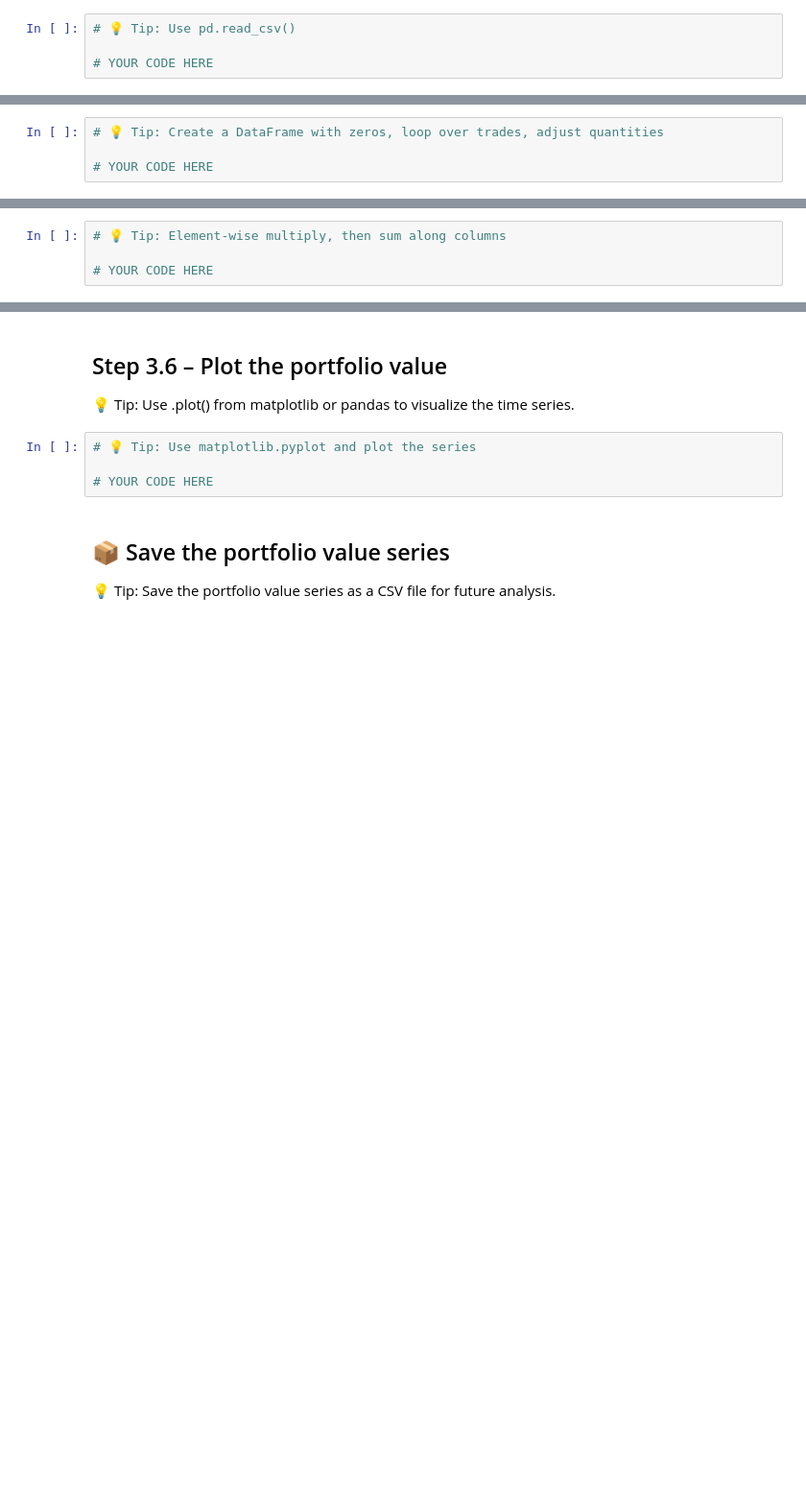
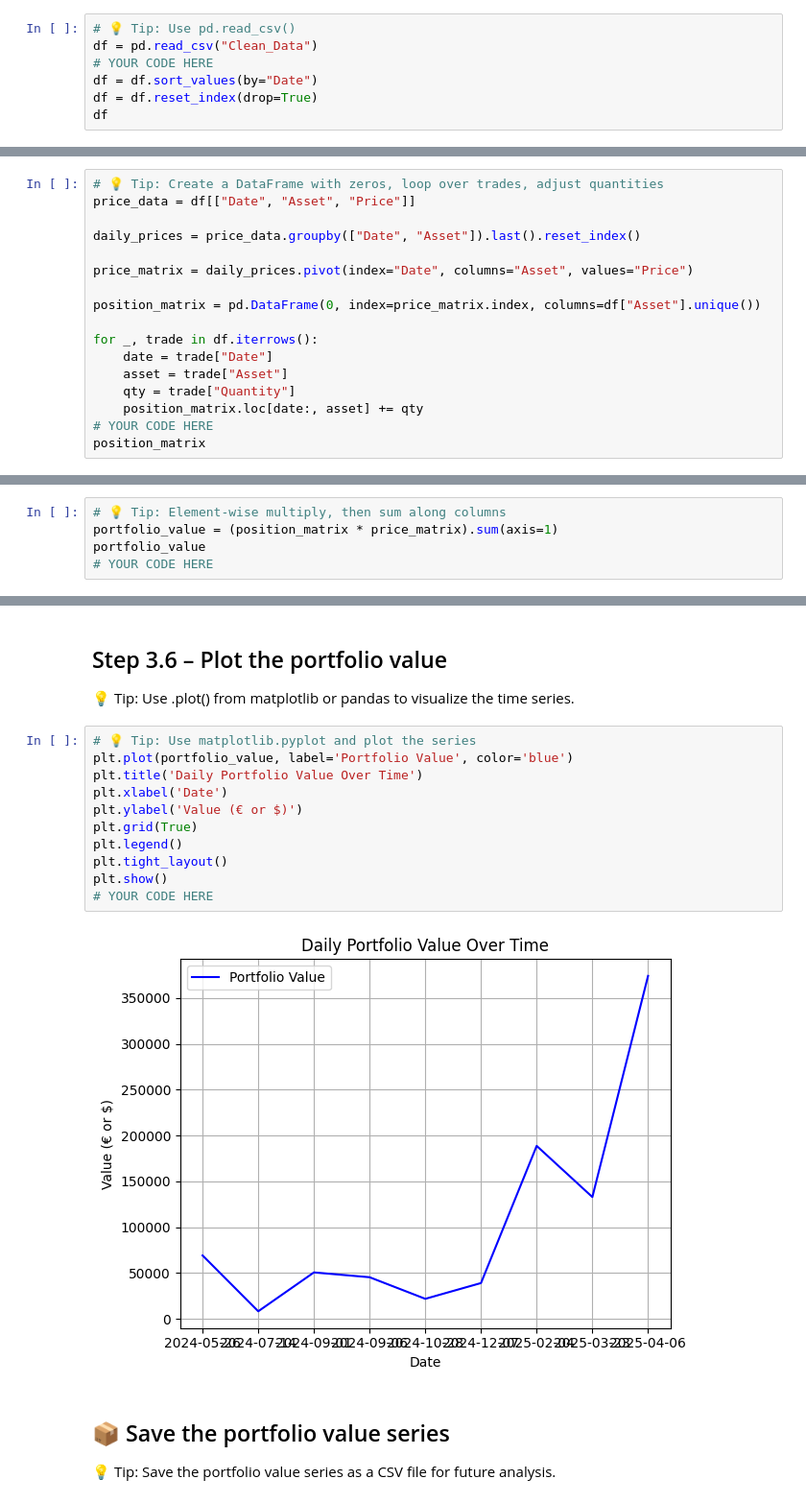
Before and after one commit to HertzWolf/AeternaCapital-Software, a Jupyter notebook: 3.Data_manipulation.ipynb, the cells around one changed output, grey strips where cells are left out. Shown: that part at 96% size. Saved outputs shown, nothing was run; the diff lists cells and outputs as text; blank space fills up the shorter version.

```diff
--- a/3.Data_manipulation.ipynb
+++ b/3.Data_manipulation.ipynb
@@ -27,5 +29,8 @@ By the end of this module, you'll be able to:
 💡 Tip: Load the `Clean_Data` CSV file saved in Module 2.
 # %%
 # 💡 Tip: Use pd.read_csv()
-
+df = pd.read_csv("Clean_Data")
 # YOUR CODE HERE
+df = df.sort_values(by="Date")
+df = df.reset_index(drop=True)
+df
@@ -55,5 +79,18 @@ Make sure you define the start and end dates!
 This requires looping through the trades and updating the positions over time.
 # %%
 # 💡 Tip: Create a DataFrame with zeros, loop over trades, adjust quantities
+price_data = df[["Date", "Asset", "Price"]]
 
+daily_prices = price_data.groupby(["Date", "Asset"]).last().reset_index()
+
+price_matrix = daily_prices.pivot(index="Date", columns="Asset", values="Price")
+
+position_matrix = pd.DataFrame(0, index=price_matrix.index, columns=df["Asset"].unique())
+
+for _, trade in df.iterrows():
+    date = trade["Date"]
+    asset = trade["Asset"]
+    qty = trade["Quantity"]
+    position_matrix.loc[date:, asset] += qty
 # YOUR CODE HERE
+position_matrix
@@ -63,5 +112,6 @@ This requires looping through the trades and updating the positions over time.
 💡 Tip: Multiply the position matrix by daily prices, then sum across all assets.
 # %%
 # 💡 Tip: Element-wise multiply, then sum along columns
-
+portfolio_value = (position_matrix * price_matrix).sum(axis=1)
+portfolio_value
 # YOUR CODE HERE
@@ -71,8 +133,17 @@ This requires looping through the trades and updating the positions over time.
 💡 Tip: Use .plot() from matplotlib or pandas to visualize the time series.
 # %%
 # 💡 Tip: Use matplotlib.pyplot and plot the series
-
+plt.plot(portfolio_value, label='Portfolio Value', color='blue')
+plt.title('Daily Portfolio Value Over Time')
+plt.xlabel('Date')
+plt.ylabel('Value (€ or $)')
+plt.grid(True)
+plt.legend()
+plt.tight_layout()
+plt.show()
 # YOUR CODE HERE
+# %% [output]
+[figure, added]
 # %% [markdown]
 ## 📦 Save the portfolio value series
 
```
Also changed, not shown: parts of 7 cells of this notebook.
